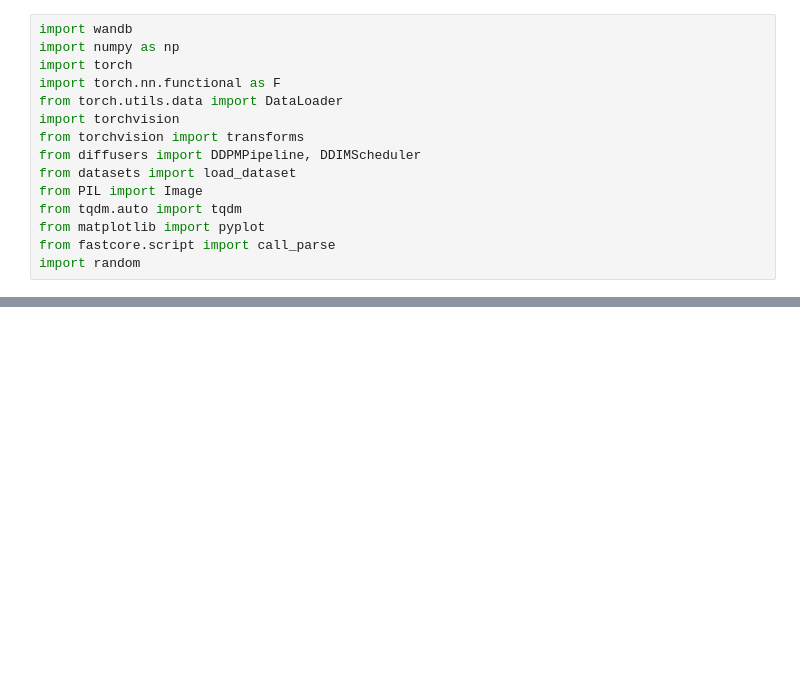
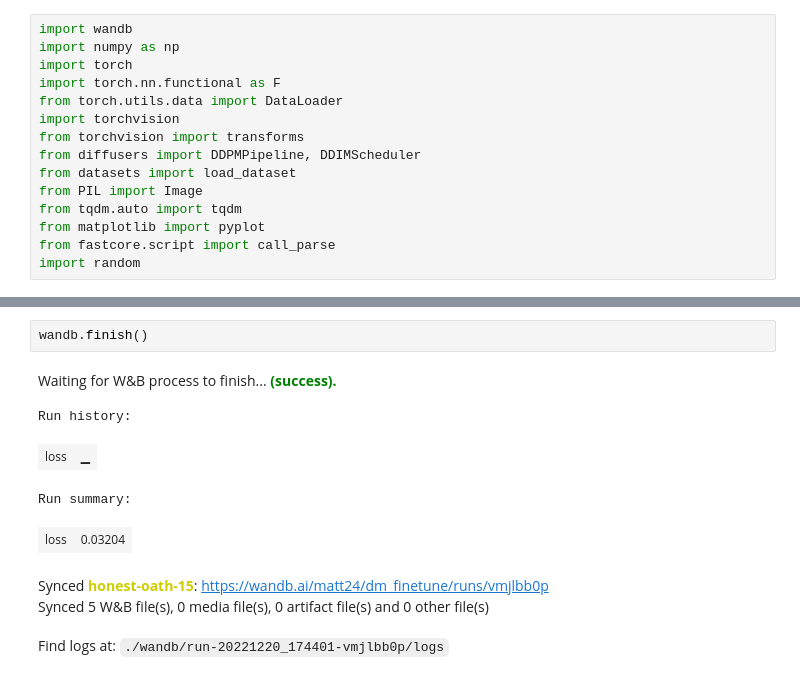
Before and after one commit to matteopilotto/diffusion-models-class, a Jupyter notebook: unit2/01_finetuning_and_guidance_mp.ipynb, the cells around one changed output, grey strips where cells are left out. Drawn from its saved outputs; the diff is of its cells as text; blank space fills up the shorter version.

```diff
--- a/unit2/01_finetuning_and_guidance_mp.ipynb
+++ b/unit2/01_finetuning_and_guidance_mp.ipynb
@@ -218,3 +218,14 @@ len(train_dl)
+# %%
+wandb.finish()
+# %% [output]
+Waiting for W&B process to finish... (success).
+Run history:
+| loss | ▁ |
+Run summary:
+| loss | 0.03204 |
+Synced honest-oath-15: https://wandb.ai/matt24/dm_finetune/runs/vmjlbb0p
+Synced 5 W&B file(s), 0 media file(s), 0 artifact file(s) and 0 other file(s)
+Find logs at: ./wandb/run-20221220_174401-vmjlbb0p/logs
 # %%
 image_size = 256
 batch_size = 4
```
Also changed, not shown: parts of 2 cells of this notebook.
